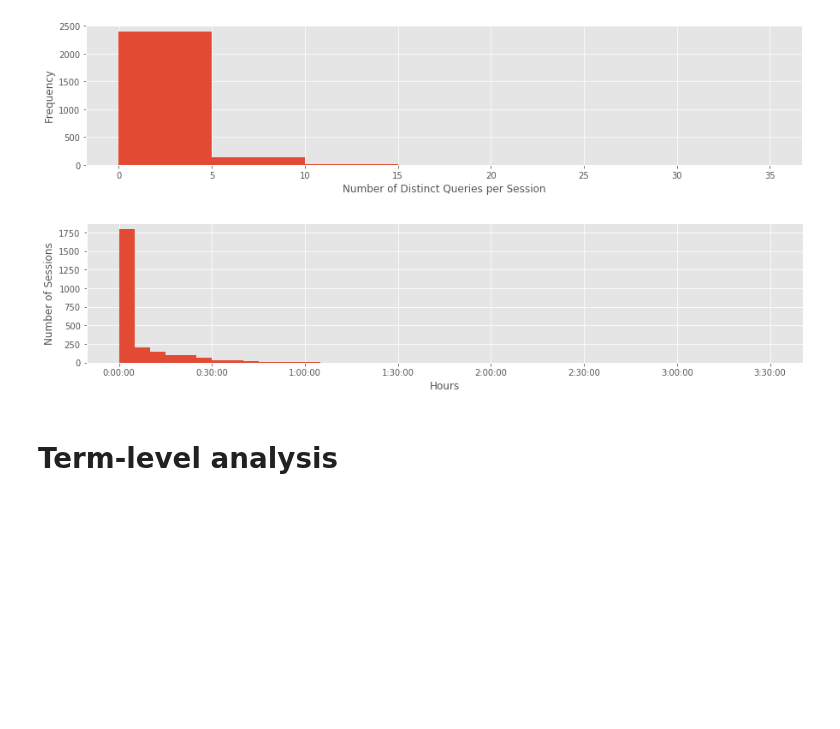
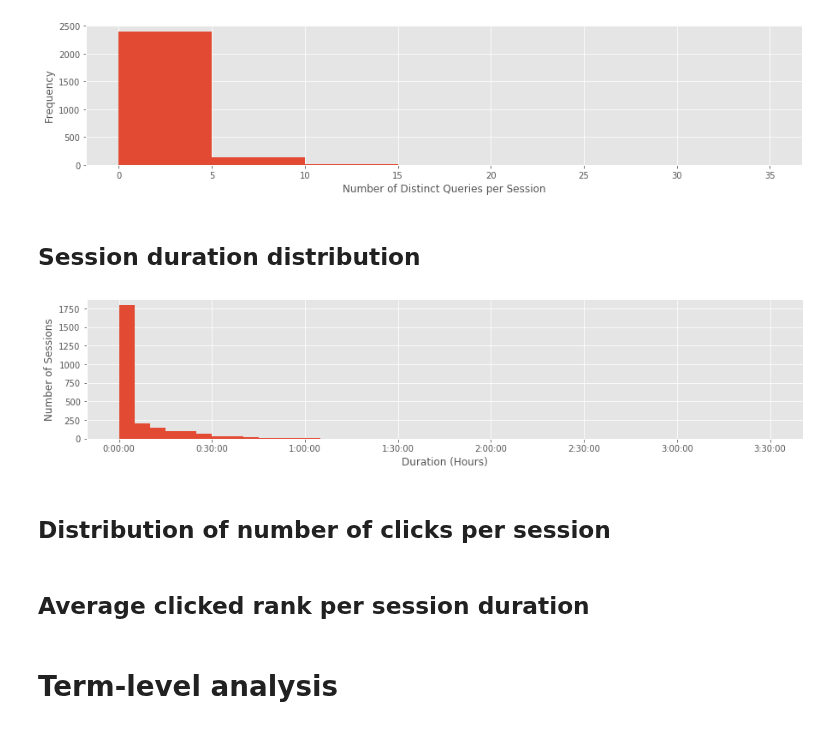
Before and after one commit to feup-infolab/army-ant, a Jupyter notebook: notebooks/query_log_analysis/query_log_analysis.ipynb, the cells around one changed output. Drawn from its saved outputs; the diff is of its cells as text; code cells hidden in the pictures; blank space fills up the shorter version.

Commit message:
ECIR 2020 Short: Organized the work for tomorrow to finish the session-level analysis.

```diff
--- a/notebooks/query_log_analysis/query_log_analysis.ipynb
+++ b/notebooks/query_log_analysis/query_log_analysis.ipynb
@@ -302,28 +312,34 @@ plt.ylabel("Frequency")
 plt.show()
 # %% [output]
 [figure]
+# %% [markdown]
+## Session duration distribution
 # %%
 from matplotlib.ticker import FuncFormatter
 
 session_durations = qlog[['session_id', 'timestamp']] \
     .groupby('session_id') \
     .apply(lambda d: (d['timestamp'].max() - d['timestamp'].min()).total_seconds() / 3600) \
     .reset_index() \
     .rename({0: 'duration'}, axis=1) \
     .drop('session_id', axis=1)
 
 d_min = session_durations['duration'].min()
 d_max = session_durations['duration'].max()
 bin_width = 5/60
 
 ax = session_durations \
     .plot(kind='hist', bins=np.arange(0, d_max + bin_width, bin_width), legend=False)
 ax.xaxis.set_major_formatter(FuncFormatter(lambda x, _: timedelta(seconds=x * 3600)))
-plt.xlabel("Hours")
+plt.xlabel("Duration (Hours)")
 plt.ylabel("Number of Sessions")
 plt.show()
 # %% [output]
-[figure, old version]
+[figure, new version]
+# %% [markdown]
+## Distribution of number of clicks per session
+# %% [markdown]
+## Average clicked rank per session duration
 # %% [markdown]
 # Term-level analysis
 # %%
```
Also changed, not shown: parts of 11 cells of this notebook.
